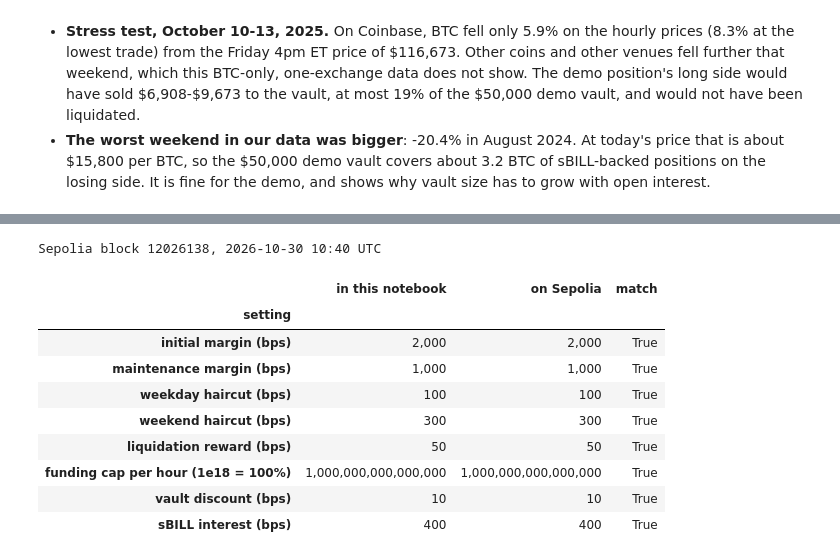
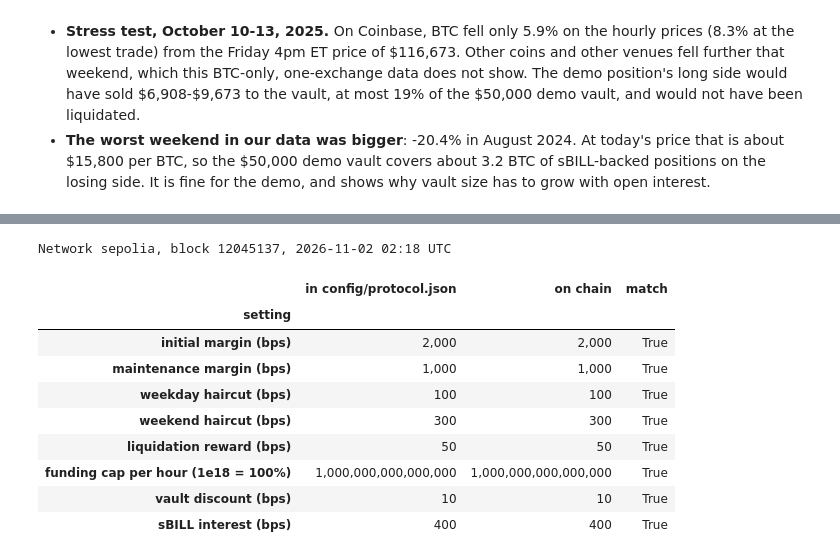
Before and after one commit to Psaikishore/WeekendMarginDemo, a Jupyter notebook: docs/analysis.ipynb, the cells around one changed output, grey strips where cells are left out. Drawn from its saved outputs; the diff is of its cells as text; code cells hidden in the pictures.

```diff
--- a/docs/analysis.ipynb
+++ b/docs/analysis.ipynb
@@ -33,5 +33,5 @@ Run all cells. The market data is saved in `docs/data/`, so only Section F needs
 # %%
-import io, os, time
+import io, json, os, time
 from pathlib import Path
 
 import matplotlib.pyplot as plt
@@ -41,7 +41,7 @@ import requests
 from matplotlib.ticker import FuncFormatter
 
 DOCS = Path.cwd() if Path.cwd().name == "docs" else Path.cwd() / "docs"
-DATA, FIGS = DOCS / "data", DOCS / "figures"
+ROOT, DATA, FIGS = DOCS.parent, DOCS / "data", DOCS / "figures"
 DATA.mkdir(exist_ok=True)
 FIGS.mkdir(exist_ok=True)
 REFRESH = os.environ.get("REFRESH_DATA") == "1"  # REFRESH_DATA=1 downloads the data again
@@ -964,39 +960,44 @@ The first posts a funding rate from Deribit and settles any trade not settled fo
+# %%
+from IPython.display import display
+from web3 import Web3
+
+NETWORK = os.environ.get("DEPLOYMENT_NETWORK", "sepolia")
+RPC = os.environ.get("SEPOLIA_RPC_URL", "https://ethereum-sepolia-rpc.publicnode.com")
+w3 = Web3(Web3.HTTPProvider(RPC, request_kwargs={"timeout": 30}))
+DEPLOYMENTS = ROOT / "packages" / "hardhat" / "deployments" / NETWORK
+ETHERSCAN = "https://sepolia.etherscan.io"
+ON_CHAIN = (DEPLOYMENTS / "DemoClearinghouse.json").exists()
+if not ON_CHAIN:
+    print(f"Nothing is deployed on {NETWORK} yet, so this section is skipped. Sections A-E and G do not need it. Run yarn onchain:all first.")
 # %%
-import json
-from web3 import Web3
+if ON_CHAIN:
+    def contract(name, prefix="Demo"):
+        d = json.loads((DEPLOYMENTS / f"{prefix}{name}.json").read_text())
+        return w3.eth.contract(address=Web3.to_checksum_address(d["address"]), abi=d["abi"]), int(d["receipt"]["blockNumber"], 16)
 
-RPC = os.environ.get("SEPOLIA_RPC_URL", "https://ethereum-sepolia-rpc.publicnode.com")
-w3 = Web3(Web3.HTTPProvider(RPC, request_kwargs={"timeout": 30}))
-DEPLOYMENTS = DOCS.parent / "packages" / "hardhat" / "deployments" / os.environ.get("DEPLOYMENT_NETWORK", "sepolia")
-ETHERSCAN = "https://sepolia.etherscan.io"
+    (ch, first_block), (vault, _), (sbill, _) = [contract(n) for n in ("Clearinghouse", "WeekendVault", "SBill")]
+    block = w3.eth.block_number - 3      # one fixed block, so every read below sees the same state
+    ts = w3.eth.get_block(block)["timestamp"]
+    at = lambda fn: fn.call(block_identifier=block)
+    print(f"Network {NETWORK}, block {block}, {pd.Timestamp(ts, unit='s'):%Y-%m-%d %H:%M} UTC")
 
-def contract(name, prefix="Demo"):
-    d = json.loads((DEPLOYMENTS / f"{prefix}{name}.json").read_text())
-    return w3.eth.contract(address=Web3.to_checksum_address(d["address"]), abi=d["abi"]), int(d["receipt"]["blockNumber"], 16)
-
-(ch, first_block), (vault, _), (sbill, _) = [contract(n) for n in ("Clearinghouse", "WeekendVault", "SBill")]
-block = w3.eth.block_number - 3      # one fixed block, so every read below sees the same state
-ts = w3.eth.get_block(block)["timestamp"]
-at = lambda fn: fn.call(block_identifier=block)
-print(f"Sepolia block {block}, {pd.Timestamp(ts, unit='s'):%Y-%m-%d %H:%M} UTC")
-
-# Do the settings used above match the deployed contracts?
-settings = pd.DataFrame([
-    ("initial margin (bps)", IM * 1e4, at(ch.functions.initialMarginBps())),
-    ("maintenance margin (bps)", MM * 1e4, at(ch.functions.maintenanceMarginBps())),
-    ("weekday haircut (bps)", HC_WEEKDAY * 1e4, at(ch.functions.weekdayHaircutBps())),
-    ("weekend haircut (bps)", HC_WEEKEND * 1e4, at(ch.functions.weekendHaircutBps())),
-    ("liquidation reward (bps)", LIQ_REWARD * 1e4, at(ch.functions.liquidationRewardBps())),
-    ("funding cap per hour (1e18 = 100%)", FUNDING_CAP_H * 1e18, at(ch.functions.maxFundingRatePerHour())),
-    ("vault discount (bps)", DISCOUNT * 1e4, at(vault.functions.discountBps())),
-    ("sBILL interest (bps)", SBILL_APY * 1e4, at(sbill.functions.apyBps())),
-], columns=["setting", "in this notebook", "on Sepolia"]).set_index("setting")
-settings["match"] = (settings["in this notebook"] - settings["on Sepolia"]).abs() < 1e-3
-assert settings["match"].all(), "A contract setting differs from this notebook. The contract wins: update the settings cell."
-show(settings, **{"in this notebook": "{:,.0f}", "on Sepolia": "{:,.0f}"})
+    # Do the settings used above match the deployed contracts?
+    settings = pd.DataFrame([
+        ("initial margin (bps)", IM * 1e4, at(ch.functions.initialMarginBps())),
+        ("maintenance margin (bps)", MM * 1e4, at(ch.functions.maintenanceMarginBps())),
+        ("weekday haircut (bps)", HC_WEEKDAY * 1e4, at(ch.functions.weekdayHaircutBps())),
+        ("weekend haircut (bps)", HC_WEEKEND * 1e4, at(ch.functions.weekendHaircutBps())),
+        ("liquidation reward (bps)", LIQ_REWARD * 1e4, at(ch.functions.liquidationRewardBps())),
+        ("funding cap per hour (1e18 = 100%)", FUNDING_CAP_H * 1e18, at(ch.functions.maxFundingRatePerHour())),
+        ("vault discount (bps)", DISCOUNT * 1e4, at(vault.functions.discountBps())),
+        ("sBILL interest (bps)", SBILL_APY * 1e4, at(sbill.functions.apyBps())),
+    ], columns=["setting", "in config/protocol.json", "on chain"]).set_index("setting")
+    settings["match"] = (settings["in config/protocol.json"] - settings["on chain"]).abs() < 1e-3
+    assert settings["match"].all(), "A setting differs from the deployed contract. The contract wins: update config/protocol.json."
+    display(show(settings, **{"in config/protocol.json": "{:,.0f}", "on chain": "{:,.0f}"}))
 # %% [output]
-Sepolia block 12026138, 2026-10-30 10:40 UTC
+Network sepolia, block 12045137, 2026-11-02 02:18 UTC
-|  | in this notebook | on Sepolia | match |
+|  | in config/protocol.json | on chain | match |
 | setting |  |  |  |
 | initial margin (bps) | 2,000 | 2,000 | True |
 | maintenance margin (bps) | 1,000 | 1,000 | True |
```
Also changed, not shown: parts of 18 cells of this notebook, 10 other files.
